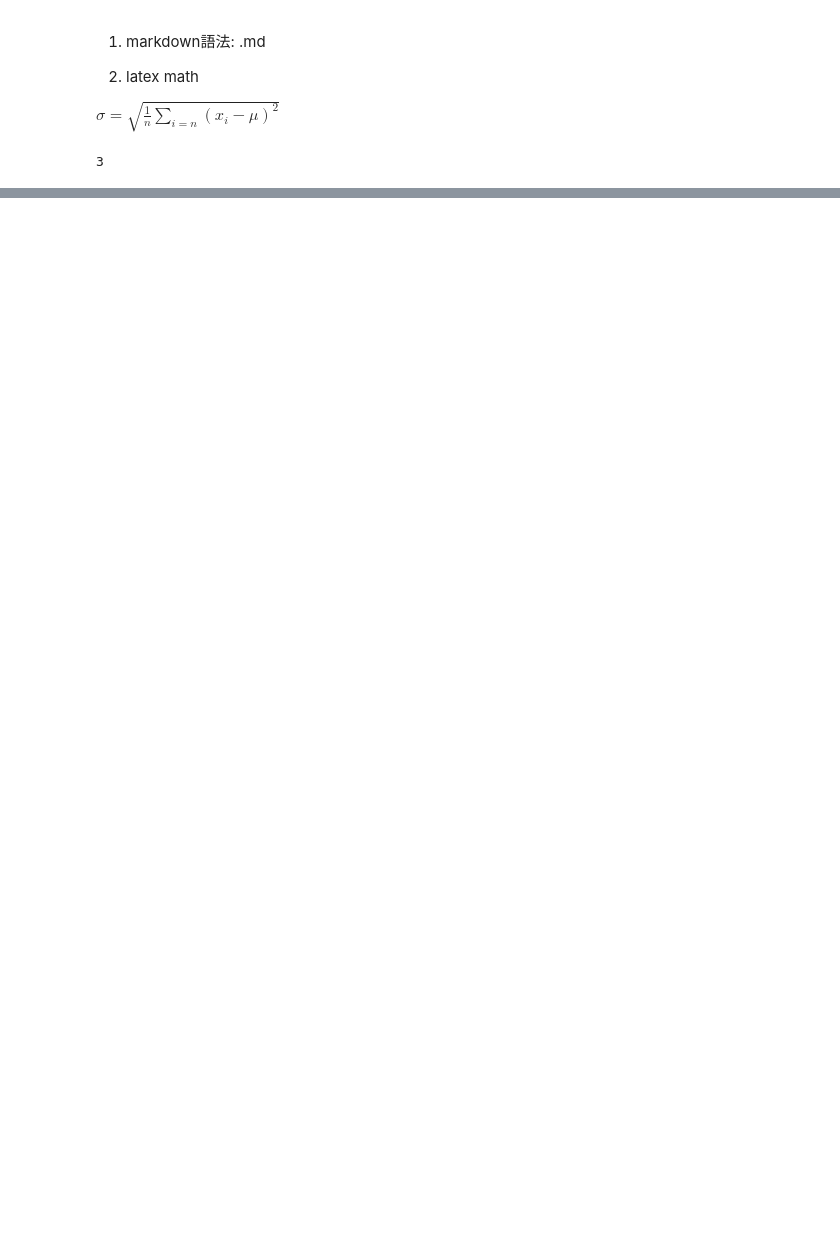
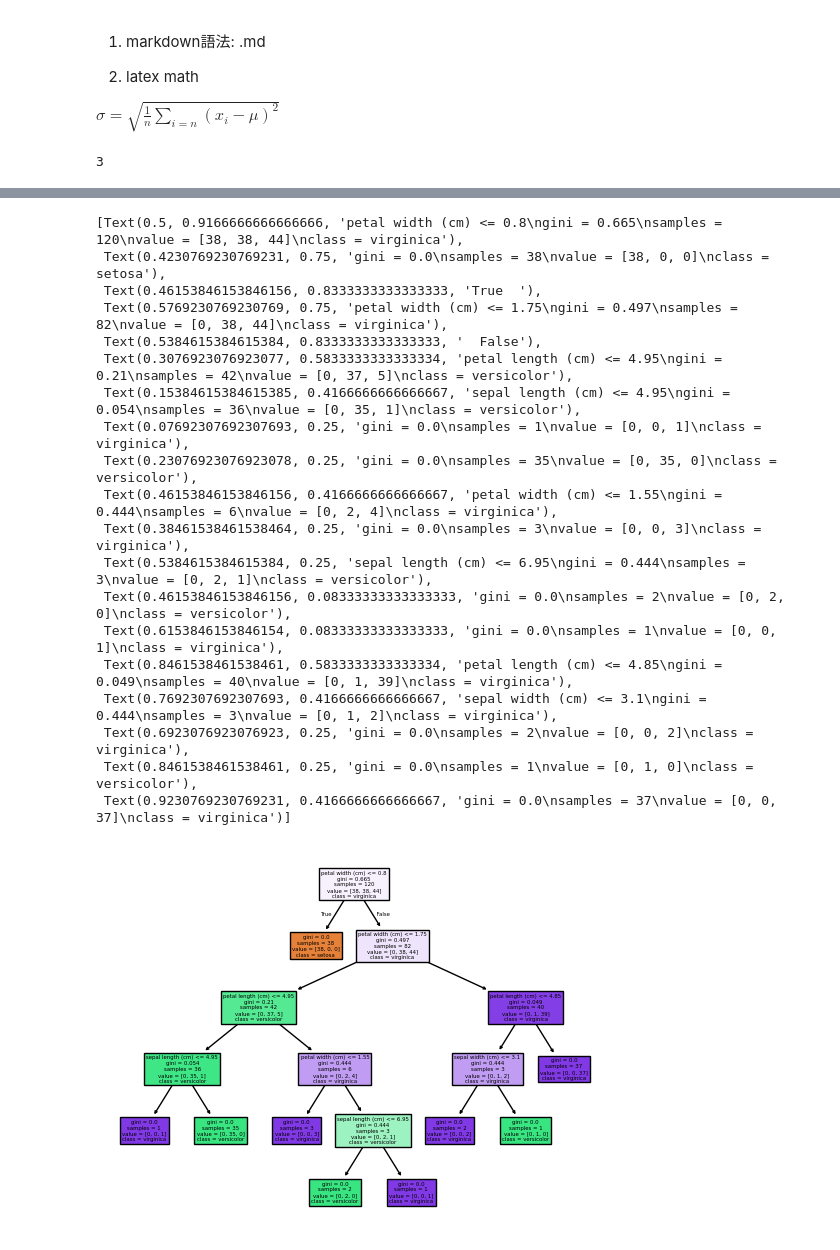
Before and after one commit to Elwing-Chou/ximen_ai_20260706, a Jupyter notebook: ximen20260706.ipynb, the cells around one changed output, grey strips where cells are left out. Drawn from its saved outputs; the diff is of its cells as text; code cells hidden in the pictures; blank space fills up the shorter version.

```diff
--- a/ximen20260706.ipynb
+++ b/ximen20260706.ipynb
@@ -85,2 +99,35 @@ y_train
 120 rows × 1 columns
 dtype: int64
+# %%
+from sklearn.tree import DecisionTreeClassifier
+# 過擬合: 任何模型都要防止, 防止過度學習訓練資料
+# 因為過度學習訓練資料,
+clf = DecisionTreeClassifier()
+clf.fit(x_train, y_train)
+# %%
+from sklearn.tree import plot_tree
+plot_tree(clf,
+          feature_names=x.columns,
+          filled=True,
+          class_names=data["target_names"])
+# %% [output]
+[Text(0.5, 0.9166666666666666, 'petal width (cm) <= 0.8\ngini = 0.665\nsamples = 120\nvalue = [38, 38, 44]\nclass = virginica'),
+ Text(0.4230769230769231, 0.75, 'gini = 0.0\nsamples = 38\nvalue = [38, 0, 0]\nclass = setosa'),
+ Text(0.46153846153846156, 0.8333333333333333, 'True  '),
+ Text(0.5769230769230769, 0.75, 'petal width (cm) <= 1.75\ngini = 0.497\nsamples = 82\nvalue = [0, 38, 44]\nclass = virginica'),
+ Text(0.5384615384615384, 0.8333333333333333, '  False'),
+ Text(0.3076923076923077, 0.5833333333333334, 'petal length (cm) <= 4.95\ngini = 0.21\nsamples = 42\nvalue = [0, 37, 5]\nclass = versicolor'),
+ Text(0.15384615384615385, 0.4166666666666667, 'sepal length (cm) <= 4.95\ngini = 0.054\nsamples = 36\nvalue = [0, 35, 1]\nclass = versicolor'),
+ Text(0.07692307692307693, 0.25, 'gini = 0.0\nsamples = 1\nvalue = [0, 0, 1]\nclass = virginica'),
+ Text(0.23076923076923078, 0.25, 'gini = 0.0\nsamples = 35\nvalue = [0, 35, 0]\nclass = versicolor'),
+ Text(0.46153846153846156, 0.4166666666666667, 'petal width (cm) <= 1.55\ngini = 0.444\nsamples = 6\nvalue = [0, 2, 4]\nclass = virginica'),
+ Text(0.38461538461538464, 0.25, 'gini = 0.0\nsamples = 3\nvalue = [0, 0, 3]\nclass = virginica'),
+ Text(0.5384615384615384, 0.25, 'sepal length (cm) <= 6.95\ngini = 0.444\nsamples = 3\nvalue = [0, 2, 1]\nclass = versicolor'),
+ Text(0.46153846153846156, 0.08333333333333333, 'gini = 0.0\nsamples = 2\nvalue = [0, 2, 0]\nclass = versicolor'),
+ Text(0.6153846153846154, 0.08333333333333333, 'gini = 0.0\nsamples = 1\nvalue = [0, 0, 1]\nclass = virginica'),
+ Text(0.8461538461538461, 0.5833333333333334, 'petal length (cm) <= 4.85\ngini = 0.049\nsamples = 40\nvalue = [0, 1, 39]\nclass = virginica'),
+ Text(0.7692307692307693, 0.4166666666666667, 'sepal width (cm) <= 3.1\ngini = 0.444\nsamples = 3\nvalue = [0, 1, 2]\nclass = virginica'),
+ Text(0.6923076923076923, 0.25, 'gini = 0.0\nsamples = 2\nvalue = [0, 0, 2]\nclass = virginica'),
+ Text(0.8461538461538461, 0.25, 'gini = 0.0\nsamples = 1\nvalue = [0, 1, 0]\nclass = versicolor'),
+ Text(0.9230769230769231, 0.4166666666666667, 'gini = 0.0\nsamples = 37\nvalue = [0, 0, 37]\nclass = virginica')]
+[figure, added]
```
Also changed, not shown: parts of 3 cells of this notebook.
